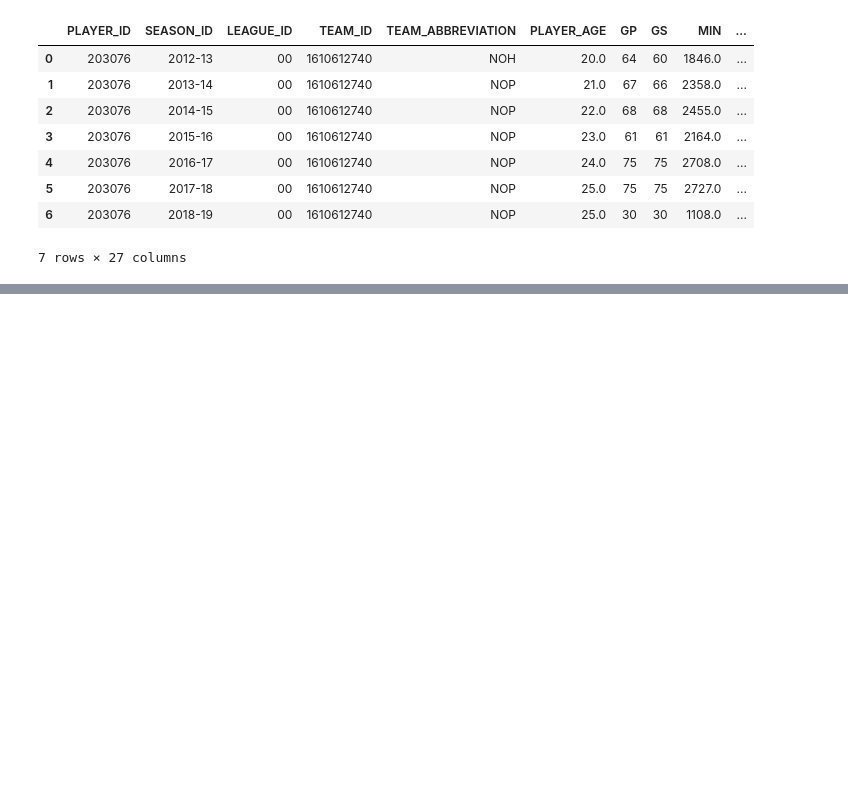
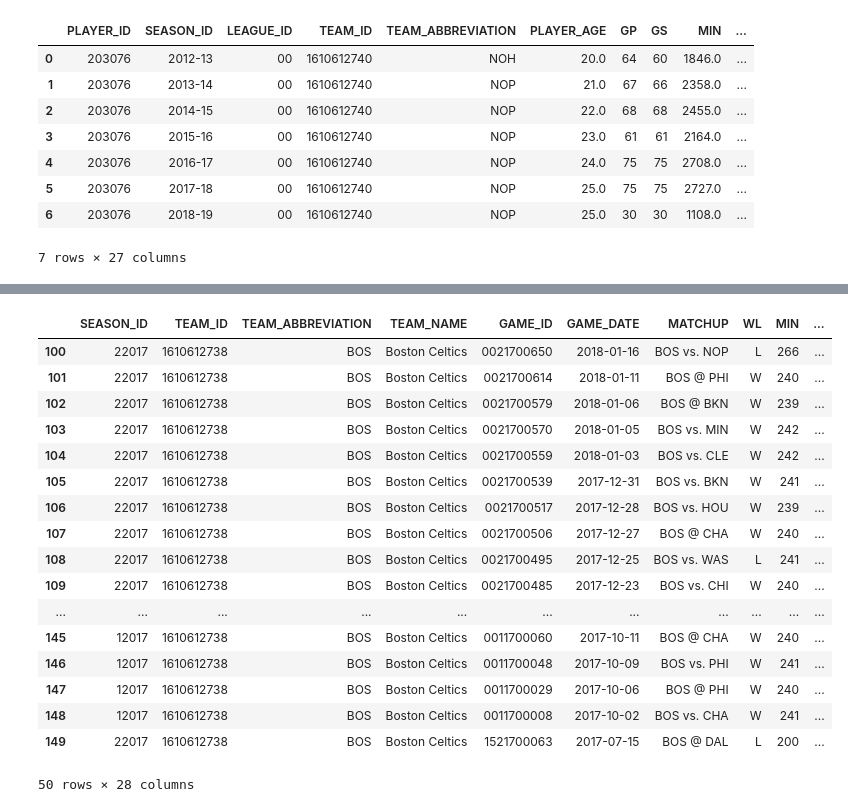
Before and after one commit to giletjaune/nba, a Jupyter notebook: draft.ipynb, the cells around one changed output, grey strips where cells are left out. Cells and saved outputs as stored; diff of their text form; code cells hidden in the pictures; blank space fills up the shorter version.

```diff
--- a/draft.ipynb
+++ b/draft.ipynb
@@ -13,3 +13,19 @@ career.get_data_frames()[0]
 | 5 | 203076 | 2017-18 | 00 | 1610612740 | NOP | 25.0 | 75 | 75 | 2727.0 | ... |
 | 6 | 203076 | 2018-19 | 00 | 1610612740 | NOP | 25.0 | 30 | 30 | 1108.0 | ... |
 7 rows × 27 columns
+# %%
+from nba_api.stats.static import teams
+
+nba_teams = teams.get_teams()
+# Select the dictionary for the Celtics, which contains their team ID
+celtics = [team for team in nba_teams if team['abbreviation'] == 'BOS'][0]
+celtics_id = celtics['id']
+# %%
+from nba_api.stats.endpoints import leaguegamefinder
+
+# Query for games where the Celtics were playing
+gamefinder = leaguegamefinder.LeagueGameFinder(team_id_nullable=celtics_id, season_nullable = "2015-14")
+# The first DataFrame of those returned is what we want.
+games = gamefinder.get_data_frames()[0]
+# %%
+games = gamefinder.get_data_frames()
@@ -15,0 +52,21 @@ career.get_data_frames()[0]
+# %%
+games[100:150]
+# %% [output]
+|  | SEASON_ID | TEAM_ID | TEAM_ABBREVIATION | TEAM_NAME | GAME_ID | GAME_DATE | MATCHUP | WL | MIN | ... |
+| 100 | 22017 | 1610612738 | BOS | Boston Celtics | 0021700650 | 2018-01-16 | BOS vs. NOP | L | 266 | ... |
+| 101 | 22017 | 1610612738 | BOS | Boston Celtics | 0021700614 | 2018-01-11 | BOS @ PHI | W | 240 | ... |
+| 102 | 22017 | 1610612738 | BOS | Boston Celtics | 0021700579 | 2018-01-06 | BOS @ BKN | W | 239 | ... |
+| 103 | 22017 | 1610612738 | BOS | Boston Celtics | 0021700570 | 2018-01-05 | BOS vs. MIN | W | 242 | ... |
+| 104 | 22017 | 1610612738 | BOS | Boston Celtics | 0021700559 | 2018-01-03 | BOS vs. CLE | W | 242 | ... |
+| 105 | 22017 | 1610612738 | BOS | Boston Celtics | 0021700539 | 2017-12-31 | BOS vs. BKN | W | 241 | ... |
+| 106 | 22017 | 1610612738 | BOS | Boston Celtics | 0021700517 | 2017-12-28 | BOS vs. HOU | W | 239 | ... |
+| 107 | 22017 | 1610612738 | BOS | Boston Celtics | 0021700506 | 2017-12-27 | BOS @ CHA | W | 240 | ... |
+| 108 | 22017 | 1610612738 | BOS | Boston Celtics | 0021700495 | 2017-12-25 | BOS vs. WAS | L | 241 | ... |
+| 109 | 22017 | 1610612738 | BOS | Boston Celtics | 0021700485 | 2017-12-23 | BOS vs. CHI | W | 240 | ... |
+| ... | ... | ... | ... | ... | ... | ... | ... | ... | ... | ... |
+| 145 | 12017 | 1610612738 | BOS | Boston Celtics | 0011700060 | 2017-10-11 | BOS @ CHA | W | 240 | ... |
+| 146 | 12017 | 1610612738 | BOS | Boston Celtics | 0011700048 | 2017-10-09 | BOS vs. PHI | W | 241 | ... |
+| 147 | 12017 | 1610612738 | BOS | Boston Celtics | 0011700029 | 2017-10-06 | BOS @ PHI | W | 240 | ... |
+| 148 | 12017 | 1610612738 | BOS | Boston Celtics | 0011700008 | 2017-10-02 | BOS vs. CHA | W | 241 | ... |
+| 149 | 22017 | 1610612738 | BOS | Boston Celtics | 1521700063 | 2017-07-15 | BOS @ DAL | L | 200 | ... |
+50 rows × 28 columns
```
Also changed, not shown: parts of 1 cell of this notebook.
